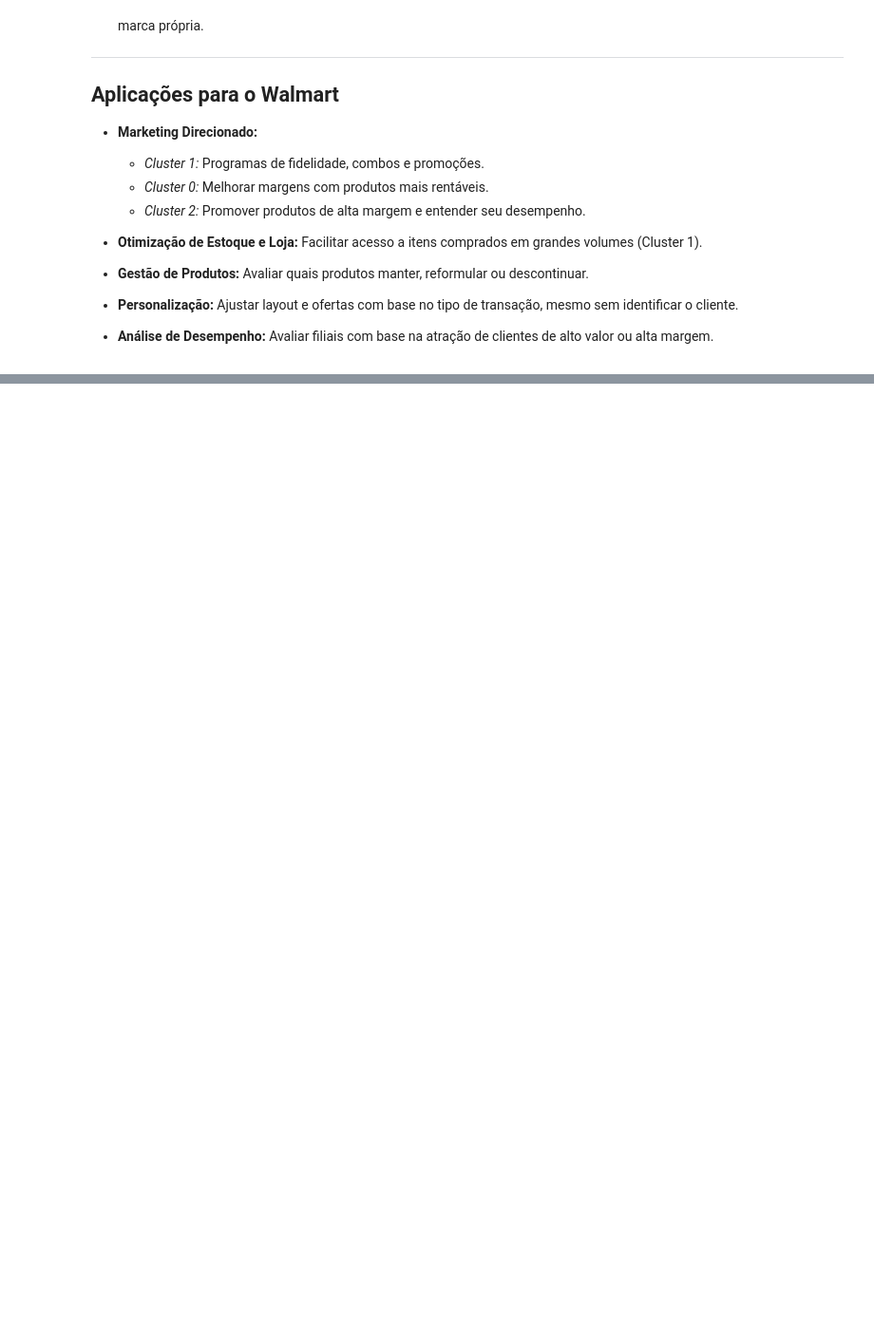
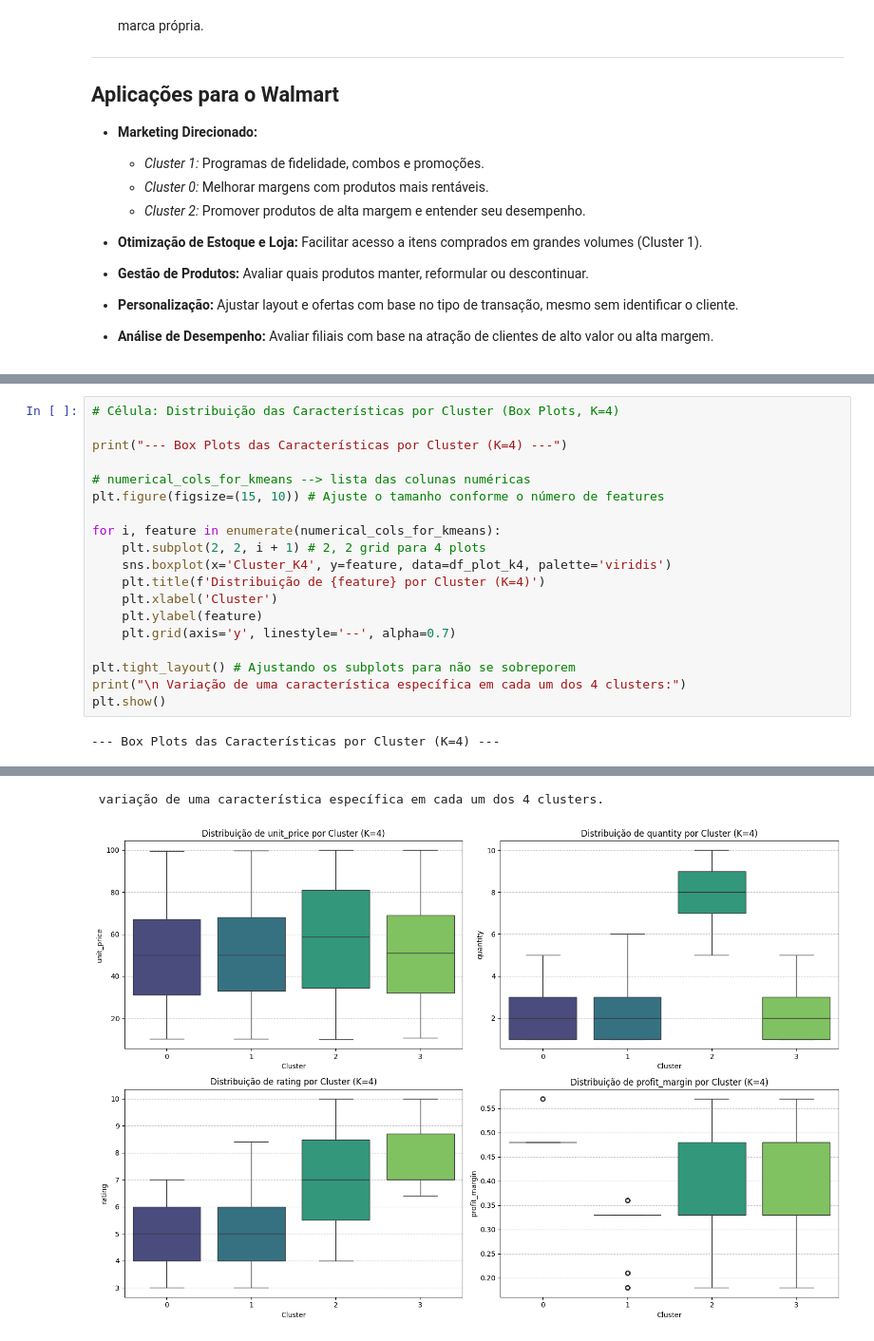
Before and after one commit to Haell39/IAClass_ML_Algorithms, a Jupyter notebook: notebooks/Kmeans.ipynb, the cells around one changed output, grey strips where cells are left out. Shown at 95% size. Saved outputs shown, nothing was run; the diff lists cells and outputs as text; blank space fills up the shorter version.

```diff
--- a/notebooks/Kmeans.ipynb
+++ b/notebooks/Kmeans.ipynb
@@ -229,0 +388,21 @@ Cluster
+# %%
+# Célula: Distribuição das Características por Cluster (Box Plots, K=4)
+
+print("--- Box Plots das Características por Cluster (K=4) ---")
+
+# numerical_cols_for_kmeans --> lista das colunas numéricas
+plt.figure(figsize=(15, 10)) # Ajuste o tamanho conforme o número de features
+
+for i, feature in enumerate(numerical_cols_for_kmeans):
+    plt.subplot(2, 2, i + 1) # 2, 2 grid para 4 plots
+    sns.boxplot(x='Cluster_K4', y=feature, data=df_plot_k4, palette='viridis')
+    plt.title(f'Distribuição de {feature} por Cluster (K=4)')
+    plt.xlabel('Cluster')
+    plt.ylabel(feature)
+    plt.grid(axis='y', linestyle='--', alpha=0.7)
+
+plt.tight_layout() # Ajustando os subplots para não se sobreporem
+print("\n Variação de uma característica específica em cada um dos 4 clusters:")
+plt.show()
+# %% [output]
+--- Box Plots das Características por Cluster (K=4) ---
@@ -229,0 +424,2 @@ Cluster
+ variação de uma característica específica em cada um dos 4 clusters.
+[figure, added]
```
Also changed, not shown: parts of 12 cells of this notebook.
